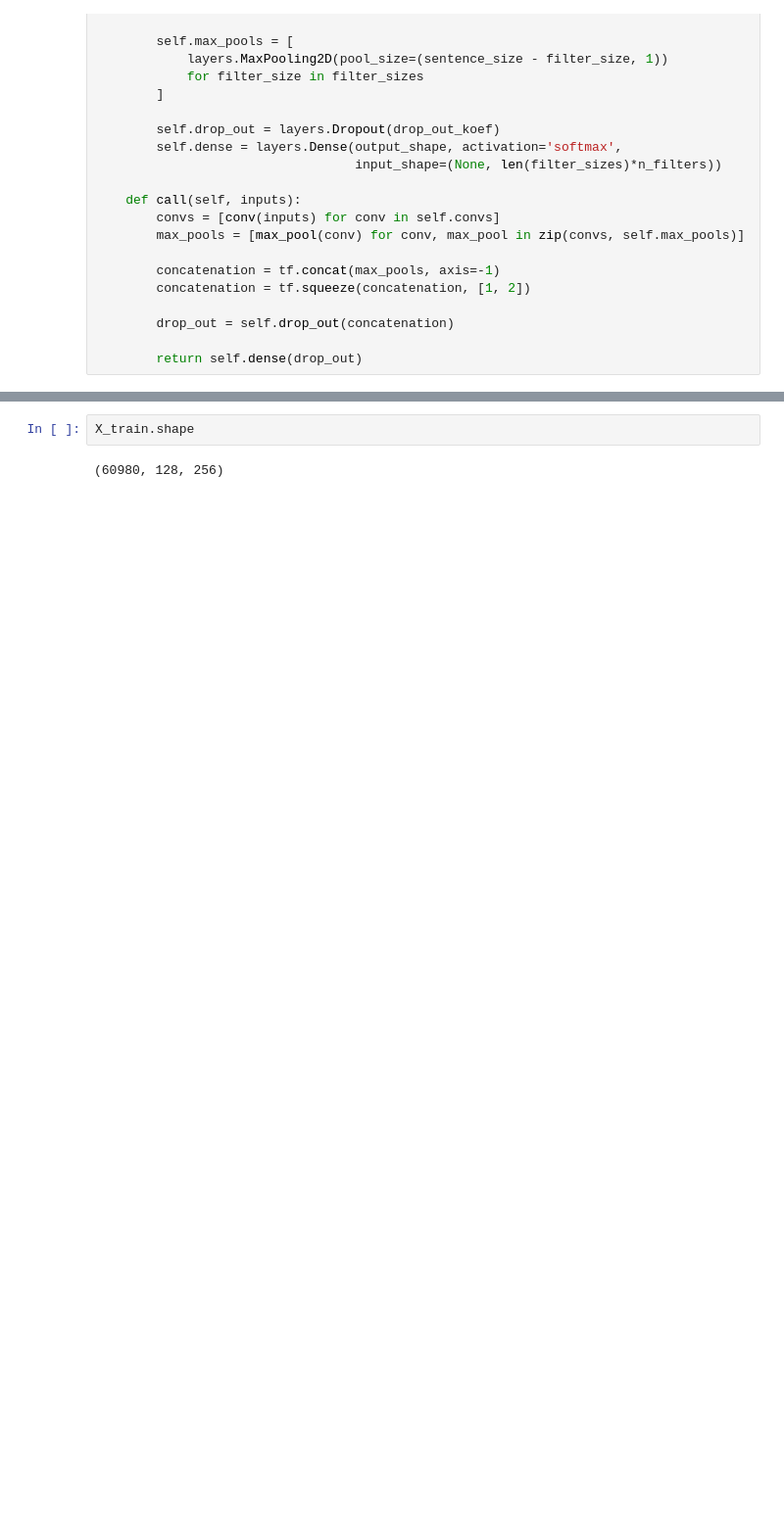
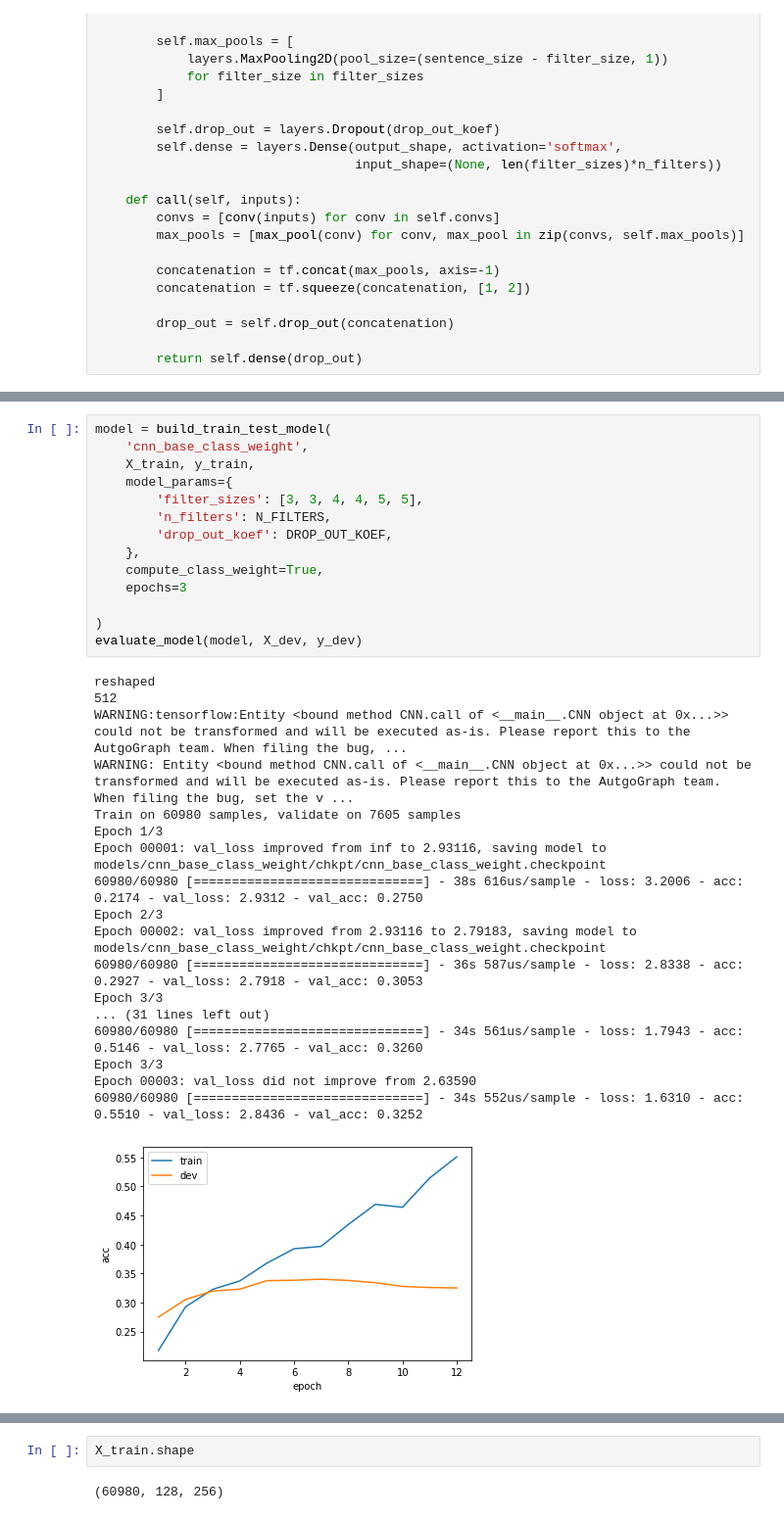
Before and after one commit to litdarya/nlp_tasks, a Jupyter notebook: hw_1/hw1_nlp.ipynb, the cells around one changed output, grey strips where cells are left out. Shown at 98% size. Cells and saved outputs as stored; diff of their text form; blank space fills up the shorter version.

```diff
--- a/hw_1/hw1_nlp.ipynb
+++ b/hw_1/hw1_nlp.ipynb
@@ -1201,0 +1349,33 @@ def train_model(current_model, model_name, X, y):
+# %%
+model = build_train_test_model(
+    'cnn_base_class_weight',
+    X_train, y_train,
+    model_params={
+        'filter_sizes': [3, 3, 4, 4, 5, 5],
+        'n_filters': N_FILTERS,
+        'drop_out_koef': DROP_OUT_KOEF,
+    },
+    compute_class_weight=True,
+    epochs=3
+
+)
+evaluate_model(model, X_dev, y_dev)
+# %% [output]
+reshaped
+512
+WARNING:tensorflow:Entity <bound method CNN.call of <__main__.CNN object at 0x...>> could not be transformed and will be executed as-is. Please report this to the AutgoGraph team. When filing the bug, ...
+WARNING: Entity <bound method CNN.call of <__main__.CNN object at 0x...>> could not be transformed and will be executed as-is. Please report this to the AutgoGraph team. When filing the bug, set the v ...
+Train on 60980 samples, validate on 7605 samples
+Epoch 1/3
+Epoch 00001: val_loss improved from inf to 2.93116, saving model to models/cnn_base_class_weight/chkpt/cnn_base_class_weight.checkpoint
+60980/60980 [==============================] - 38s 616us/sample - loss: 3.2006 - acc: 0.2174 - val_loss: 2.9312 - val_acc: 0.2750
+Epoch 2/3
+Epoch 00002: val_loss improved from 2.93116 to 2.79183, saving model to models/cnn_base_class_weight/chkpt/cnn_base_class_weight.checkpoint
+60980/60980 [==============================] - 36s 587us/sample - loss: 2.8338 - acc: 0.2927 - val_loss: 2.7918 - val_acc: 0.3053
+Epoch 3/3
+... (31 lines left out)
+60980/60980 [==============================] - 34s 561us/sample - loss: 1.7943 - acc: 0.5146 - val_loss: 2.7765 - val_acc: 0.3260
+Epoch 3/3
+Epoch 00003: val_loss did not improve from 2.63590
+60980/60980 [==============================] - 34s 552us/sample - loss: 1.6310 - acc: 0.5510 - val_loss: 2.8436 - val_acc: 0.3252
+[figure, added]
```
Also changed, not shown: parts of 159 cells of this notebook.
